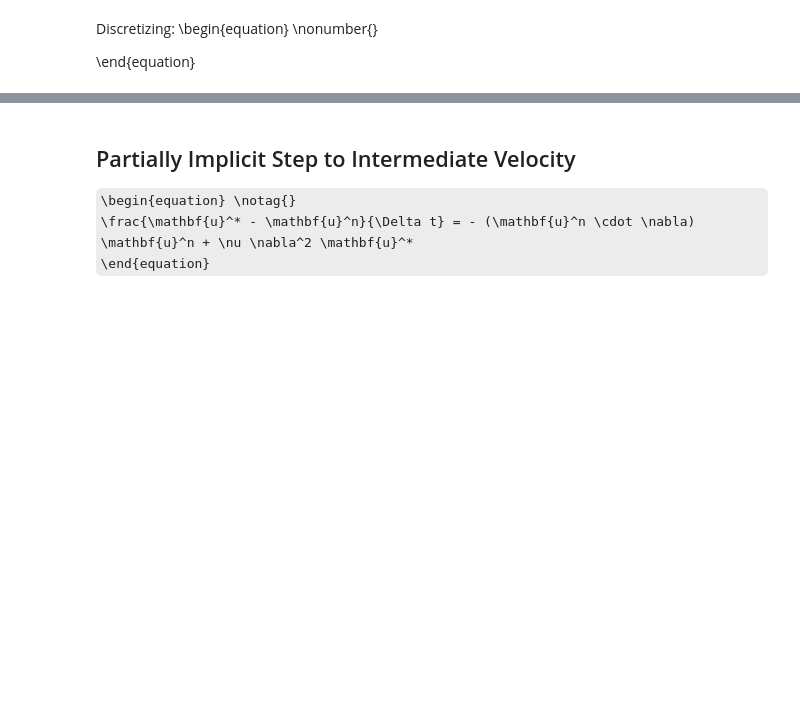
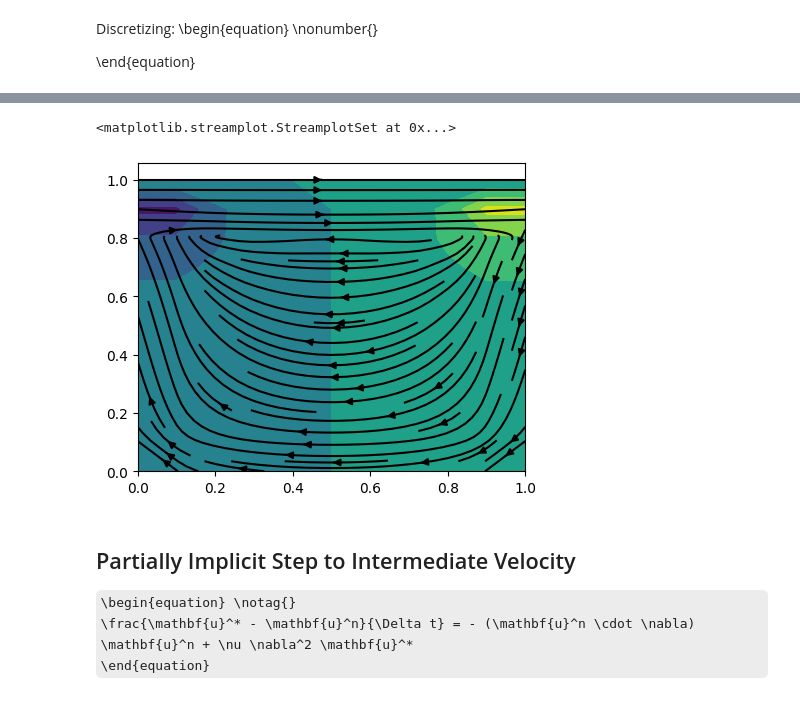
Before and after one commit to wujorgen/splittor, a Jupyter notebook: scratch/projection_method.ipynb, the cells around one changed output, grey strips where cells are left out. Drawn from its saved outputs; the diff is of its cells as text; code cells hidden in the pictures; some formulas as TeX source; blank space fills up the shorter version.

Commit message:
explicit step scratch in python notebook done

```diff
--- a/scratch/projection_method.ipynb
+++ b/scratch/projection_method.ipynb
@@ -258,0 +325,33 @@ for jdx in range(NY):
+# %%
+u_np1 = np.zeros(NX * NY)
+v_np1 = np.zeros(NX * NY)
+
+for jdx in range(NY):
+    for idx in range(NX):
+        ij = jdx * NX + idx
+        im1 = jdx * NY + idx - 1
+        ip1 = jdx * NY + idx + 1
+        jm1 = (jdx - 1) * NY + idx
+        jp1 = (jdx + 1) * NY + idx
+        # handle boundaries
+        if jdx == NY - 1:
+            u_np1[ij] = lid_velocity
+            v_np1[ij] = 0
+            continue
+        elif jdx == 0 or idx == 0 or idx == NX - 1:
+            u_np1[ij] = 0
+            v_np1[ij] = 0
+            continue
+        # grid steps
+        dx_p = X[idx + 1] - X[idx]
+        dx_m = X[idx] - X[idx - 1]
+        dy_p = Y[idx + 1] - Y[idx]
+        dy_m = Y[idx] - Y[idx - 1]
+        #
+        dpdx_p = (p_np1[ip1] - p_np1[ij]) / dx_p
+        dpdx_m = (p_np1[ij] - p_np1[im1]) / dx_m
+        dpdy_p = (p_np1[jp1] - p_np1[ij]) / dy_p
+        dpdy_m = (p_np1[ij] - p_np1[jm1]) / dy_m
+        #
+        u_np1[ij] = u_star[ij] - (dt / rho) * (0.5 * (dpdx_p + dpdx_m))
+        v_np1[ij] = v_star[ij] - (dt / rho) * (0.5 * (dpdy_p + dpdy_m))
@@ -259,3 +375,10 @@ for jdx in range(NY):
+# %%
+plt.figure(figsize=(5,4))
+plt.contourf(XMG, YMG, convert_vector_to_field(p_np1, NX, NY))
+plt.streamplot(XMG.T, YMG.T, convert_vector_to_field(u_np1, NX, NY).T, convert_vector_to_field(v_np1, NX, NY).T, color="black")
+# %% [output]
+<matplotlib.streamplot.StreamplotSet at 0x...>
+[figure, added]
 # %% [markdown]
 ## Partially Implicit Step to Intermediate Velocity
 
```
Also changed, not shown: parts of 10 cells of this notebook.
